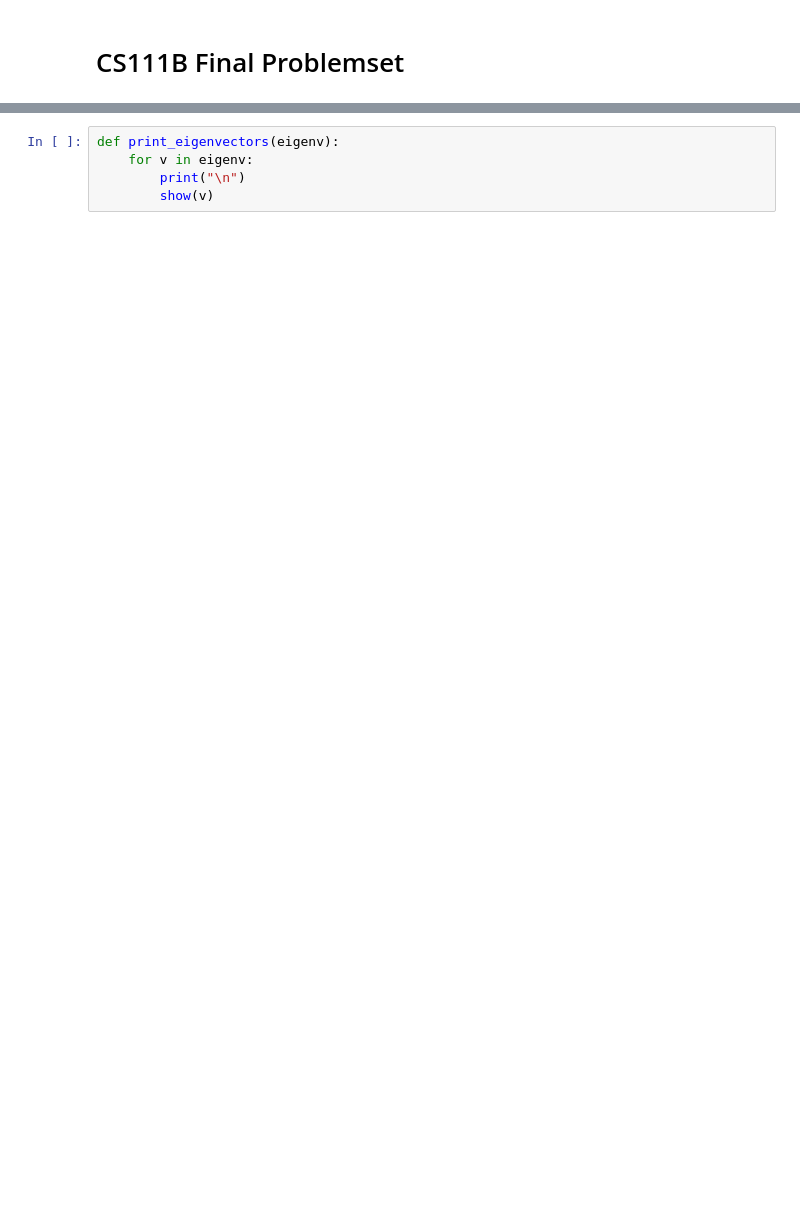
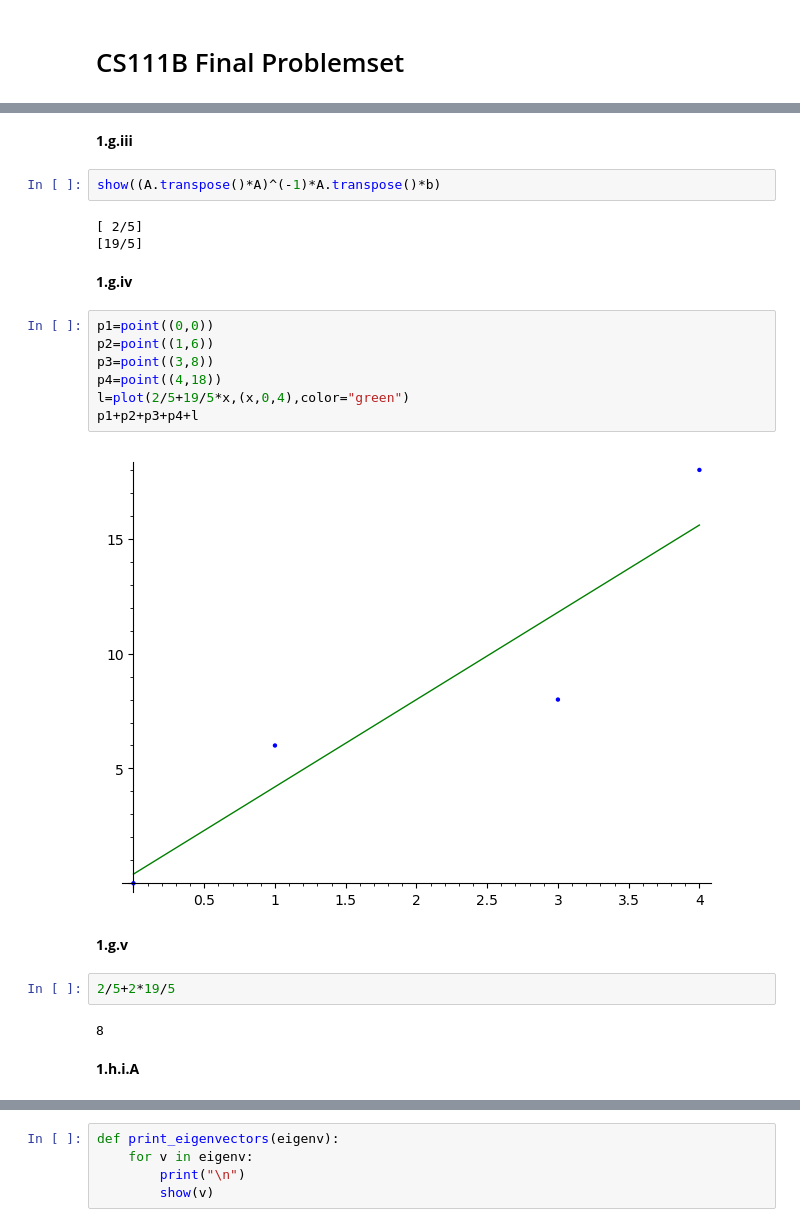
Before and after one commit to magalidebruyn/CS111B-Linear-Mathematical-Systems, a Jupyter notebook: CS111B Final Problemset.ipynb, the cells around one changed output, grey strips where cells are left out. Saved outputs shown, nothing was run; the diff lists cells and outputs as text; blank space fills up the shorter version.

```diff
--- a/CS111B Final Problemset.ipynb
+++ b/CS111B Final Problemset.ipynb
@@ -2,0 +18,26 @@
+# %% [markdown]
+__1.g.iii__
+# %%
+show((A.transpose()*A)^(-1)*A.transpose()*b)
+# %% [output]
+[ 2/5]
+[19/5]
+# %% [markdown]
+__1.g.iv__
+# %%
+p1=point((0,0))
+p2=point((1,6))
+p3=point((3,8))
+p4=point((4,18))
+l=plot(2/5+19/5*x,(x,0,4),color="green")
+p1+p2+p3+p4+l
+# %% [output]
+[figure, added]
+# %% [markdown]
+__1.g.v__
+# %%
+2/5+2*19/5
+# %% [output]
+8
+# %% [markdown]
+__1.h.i.A__
```
Also changed, not shown: parts of 73 cells of this notebook.
